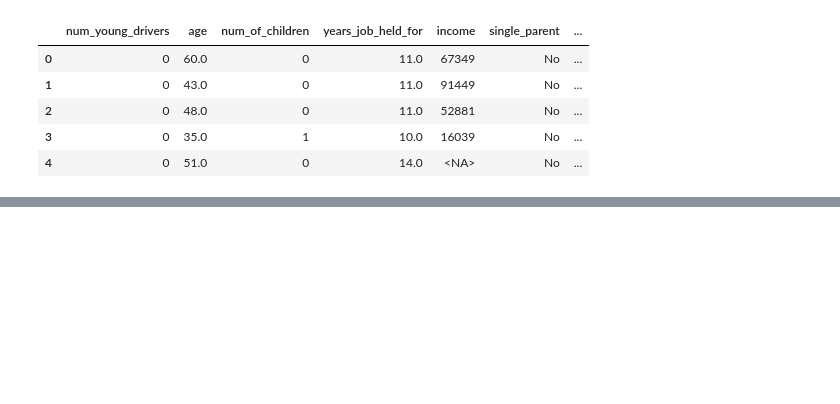
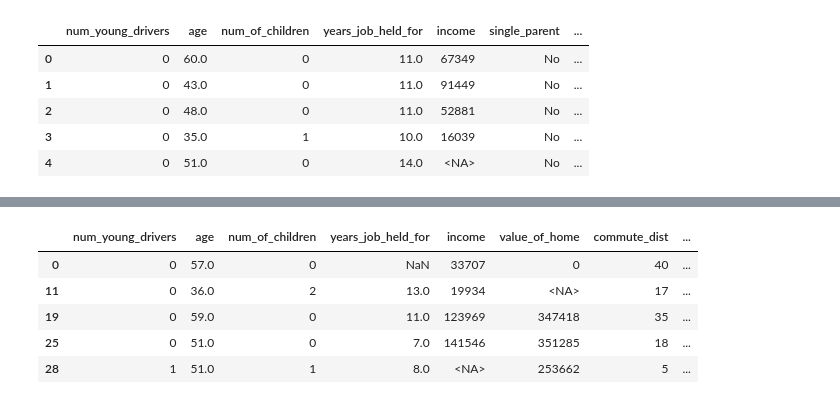
Before and after one commit to erikastats/ML, a Jupyter notebook: XGBoost_car_insurance_claim.ipynb, the cells around one changed output, grey strips where cells are left out. Drawn from its saved outputs; the diff is of its cells as text; code cells hidden in the pictures; blank space fills up the shorter version.

```diff
--- a/XGBoost_car_insurance_claim.ipynb
+++ b/XGBoost_car_insurance_claim.ipynb
@@ -267,3 +269,14 @@ df.columns = ['claim_value_cat', 'count']
 
 fig = px.bar(df, x='claim_value_cat', y = 'count')
 fig.show()
+# %%
+# Create copy of data
+X = data_df.copy()
+y = data_df['is_claim']
+
+# Drop target features from X
+X.drop(columns = ['new_claim_value', 'is_claim'], inplace = True)
+
+# Create train/test split
+X_train, X_test, y_train, y_test = train_test_split(X,y, test_size= 0.2, random_state=42, stratify = X['claim_value_cat'])
+# Stratify argument is to stritify sampling
@@ -269,0 +364,8 @@ fig.show()
+# %%
+X_train_raw = X_train.copy()
+
+# Define cols to drop
+cols_to_drop = ['red_vehicle']
+
+# Drop cols
+X_train_raw.drop(columns = cols_to_drop, axis = 1, inplace = True)
@@ -269,0 +400,15 @@ fig.show()
+# %%
+# For the numerical features using a simple imputer with a strategy like mean or median might be too naive for our model
+# We can try be a bit more intelligent and use a k nearest neighbors imputer or knn imputer
+# the k nearest neighbors imputer will take the nearest information it has available ans interpolate to input a value
+
+# Create imputer
+knn_inputer = KNNImputer(n_neighbors=2)
+
+# Define the numerical cols
+numerical_cols_df = X_train_raw.select_dtypes(include = ['number'])
+numerical_cols = numerical_cols_df.columns.tolist()
+
+# Define the categorical cols to use later
+cat_cols_df = X_train_raw.select_dtypes(include = ['object'])
+cat_cols = cat_cols_df.columns.tolist()
@@ -269,0 +425,14 @@ fig.show()
+# %%
+# Get numerical cols as a df
+num_cols_df = X_train_raw[numerical_cols].reset_index(drop = True)
+
+# Select rows with missing values and show head
+missing_data_df = num_cols_df[num_cols_df.isna().any(axis = 1)]
+missing_data_df.head()
+# %% [output]
+|  | num_young_drivers | age | num_of_children | years_job_held_for | income | value_of_home | commute_dist | ... |
+| 0 | 0 | 57.0 | 0 | NaN | 33707 | 0 | 40 | ... |
+| 11 | 0 | 36.0 | 2 | 13.0 | 19934 | <NA> | 17 | ... |
+| 19 | 0 | 59.0 | 0 | 11.0 | 123969 | 347418 | 35 | ... |
+| 25 | 0 | 51.0 | 0 | 7.0 | 141546 | 351285 | 18 | ... |
+| 28 | 1 | 51.0 | 1 | 8.0 | <NA> | 253662 | 5 | ... |
```
Also changed, not shown: parts of 36 cells of this notebook.
